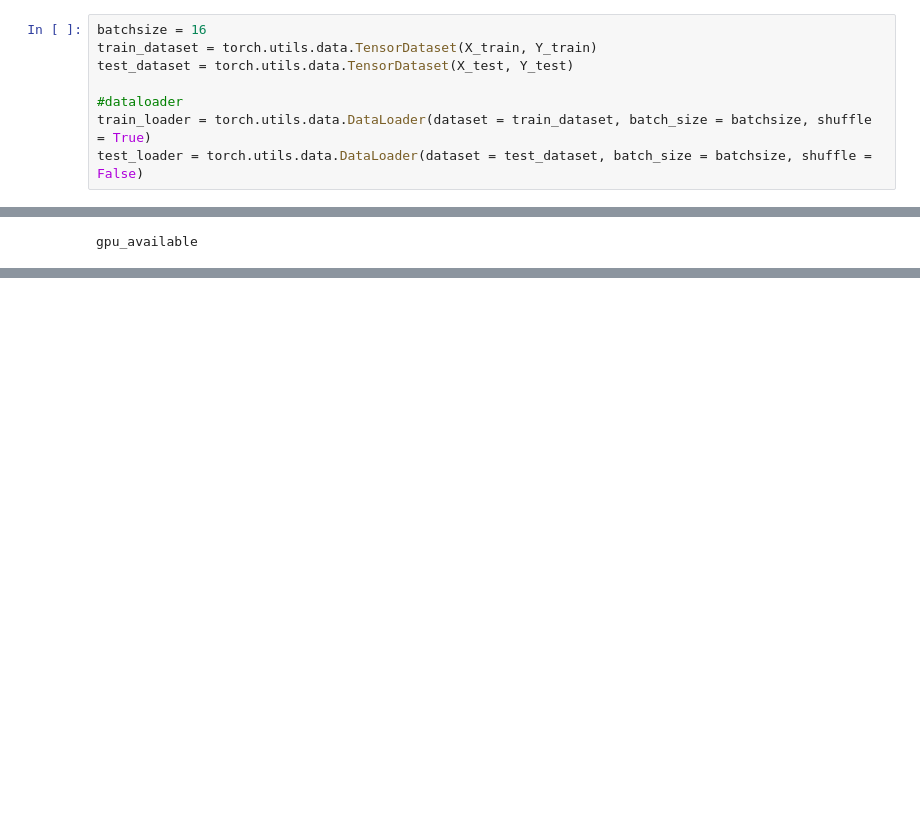
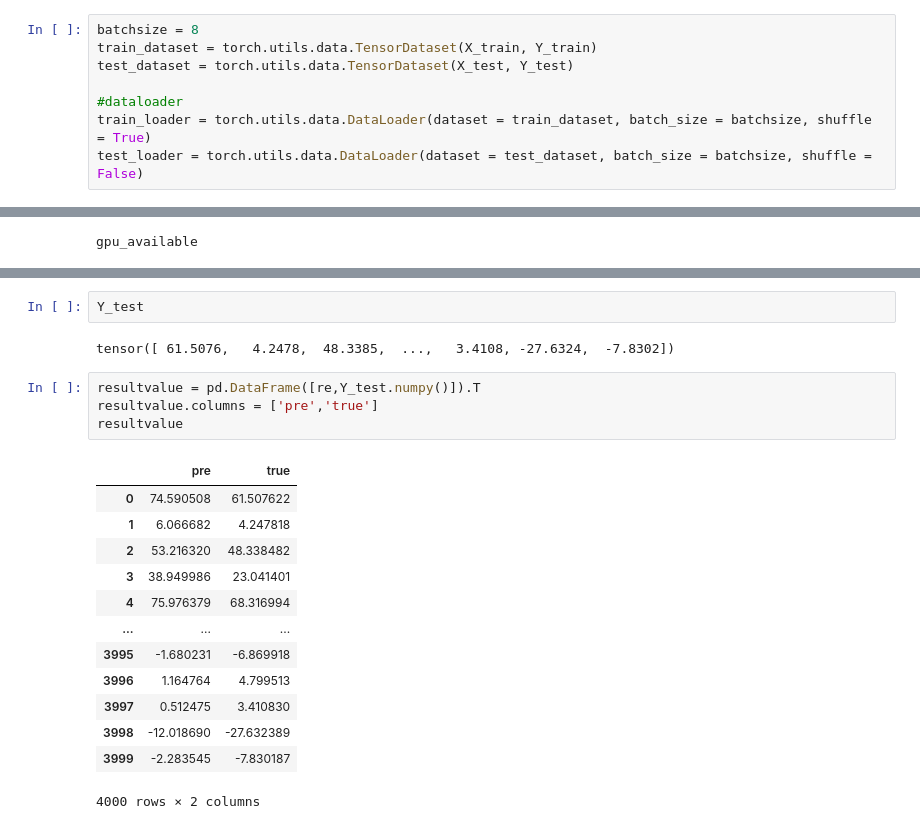
Before and after one commit to EnkiDoctor/Function_neural_network, a Jupyter notebook: 2dtest.ipynb, the cells around one changed output, grey strips where cells are left out. Drawn from its saved outputs; the diff is of its cells as text; blank space fills up the shorter version.

```diff
--- a/2dtest.ipynb
+++ b/2dtest.ipynb
@@ -27,7 +27,7 @@ X_train, X_test, Y_train, Y_test = train_test_split(traindata, trainlabel, test_
 X_train, Y_train = torch.FloatTensor(X_train), torch.FloatTensor(Y_train)
 X_test, Y_test = torch.FloatTensor(X_test), torch.FloatTensor(Y_test)
 # %%
-batchsize = 16
+batchsize = 8
 train_dataset = torch.utils.data.TensorDataset(X_train, Y_train)
 test_dataset = torch.utils.data.TensorDataset(X_test, Y_test)
 
@@ -154,0 +151,22 @@ array([ 5.13073777e+05, -1.19680497e+04, -3.54062587e+03, ...,
+# %%
+Y_test
+# %% [output]
+tensor([ 61.5076,   4.2478,  48.3385,  ...,   3.4108, -27.6324,  -7.8302])
+# %%
+resultvalue = pd.DataFrame([re,Y_test.numpy()]).T
+resultvalue.columns = ['pre','true']
+resultvalue
+# %% [output]
+|  | pre | true |
+| 0 | 74.590508 | 61.507622 |
+| 1 | 6.066682 | 4.247818 |
+| 2 | 53.216320 | 48.338482 |
+| 3 | 38.949986 | 23.041401 |
+| 4 | 75.976379 | 68.316994 |
+| ... | ... | ... |
+| 3995 | -1.680231 | -6.869918 |
+| 3996 | 1.164764 | 4.799513 |
+| 3997 | 0.512475 | 3.410830 |
+| 3998 | -12.018690 | -27.632389 |
+| 3999 | -2.283545 | -7.830187 |
+4000 rows × 2 columns
```
Also changed, not shown: parts of 11 cells of this notebook, 2 other files.
